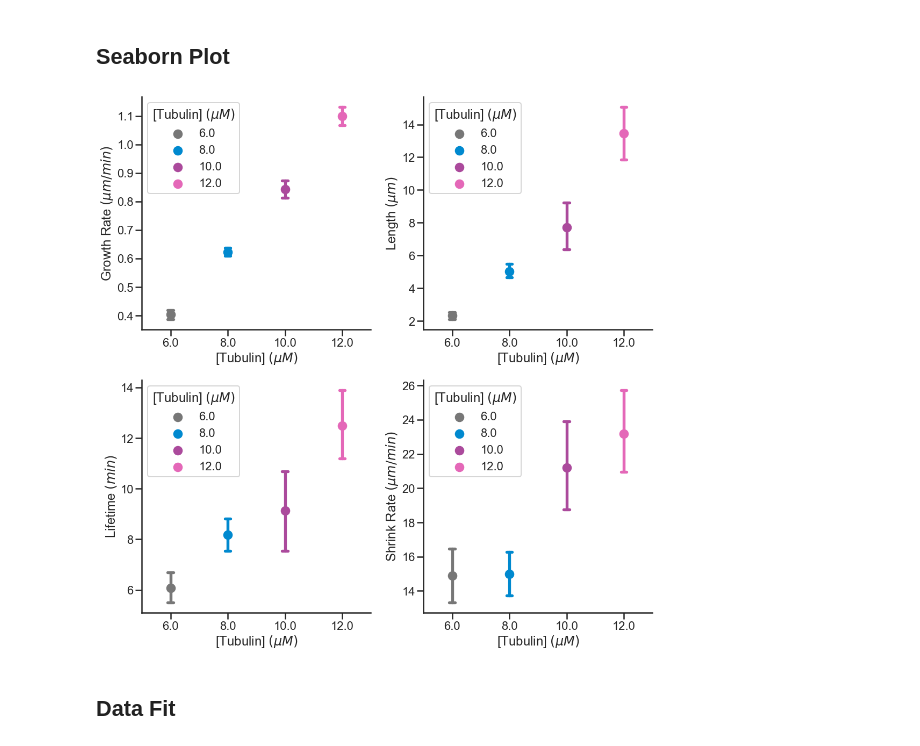
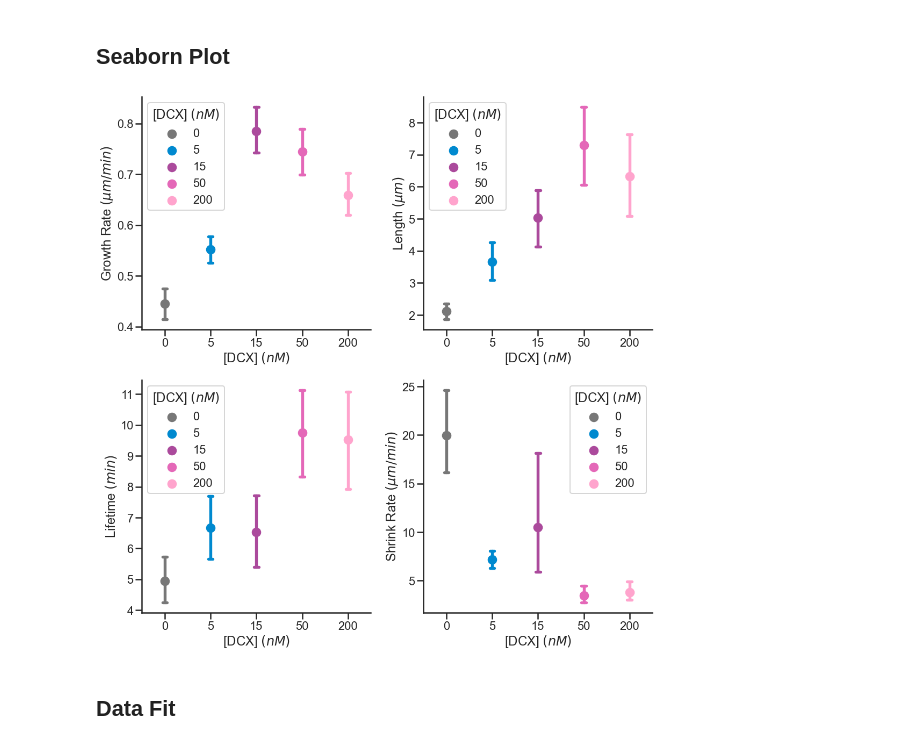
Before and after one commit to brouhardlab/brouhardlab-scripts, a Jupyter notebook: notebooks/Brandi/data_org_and_plot.ipynb, the cells around one changed output. Saved outputs shown, nothing was run; the diff lists cells and outputs as text; code cells hidden in the pictures.

```diff
--- a/notebooks/Brandi/data_org_and_plot.ipynb
+++ b/notebooks/Brandi/data_org_and_plot.ipynb
@@ -23,12 +23,15 @@ Today's date: 2022-10-03
 # %%
 tubulin = '[Tubulin] ' r'$(\mu M)$'
 tub = 'tub'
+DCXconc = '[DCX] ' r'$(n M)$'
+DCX = 'DCX'
+
 
 Concentration = 'Concentration ' r'$(\mu M)$'
 Length = 'Length ' r'$(\mu m)$'
 Lifetime = 'Lifetime ' r'$(min)$'
 GrowthRate = 'Growth Rate ' r'$(\mu m / min)$'
-TimeToNucleate = 'Time to Nucleate ' r'$(min)$'
+# TimeToNucleate = 'Time to Nucleate ' r'$(min)$'
 ShrinkageLength = 'Shrink Length ' r'$(\mu m)$'
 ShrinkageLifetime = 'Shrink Lifetime ' r'$(min)$'
 ShrinkageRate = 'Shrink Rate ' r'$(\mu m / min)$'
@@ -56,7 +59,7 @@ tub2color = list(StartHue2.range_to(Color(lightorange),3))
 print(tub1color,tub2color)
 
 palette = [grey,cyan] + list(map(Color.get_hex,tub1color)) + list(map(Color.get_hex,tub2color)) + [green]
-parameters = [GrowthRate]#,Length,Lifetime,ShrinkageRate]
+parameters = [GrowthRate,Length,Lifetime,ShrinkageRate]
 # %% [output]
 [<Color #ab4a9c>, <Color #e468b8>, <Color #ffa4cd>] [<Color #ff5b00>, <Color #ff8341>, <Color #ffac83>]
 # %% [markdown]
@@ -132,22 +138,22 @@ data
 # %%
 fig, axs = plt.subplots(2,2,figsize=(15,15))
 sns.set_style("ticks")
 
 c = 0
 for i in [0,1]:
     for j in [0,1]:
-        sns.pointplot(x=tubulin, y=parameters[c],
-                        hue=tubulin, style = tubulin , err_style="bars", marker='o', join=False, capsize=.1,
+        sns.pointplot(x=DCXconc, y=parameters[c],
+                        hue=DCXconc, style = DCXconc , err_style="bars", marker='o', join=False, capsize=.1,
                         data=data,err_kws={'capsize':10},ci=95 , palette=palette,ax=axs[i][j])
         c += 1
 
 sns.despine()
 sns.set_context("poster", font_scale=1, rc={"lines.linewidth":3.0})
 plt.tight_layout()
 plt.savefig(path/('plots'+date+'.pdf'))
 plt.savefig(path/('plots'+date+'.png'))
 # %% [output]
-[figure, old version]
+[figure, new version]
 # %% [markdown]
 ## Data Fit
 # %%
```
Also changed, not shown: parts of 11 cells of this notebook, 1 other file.
